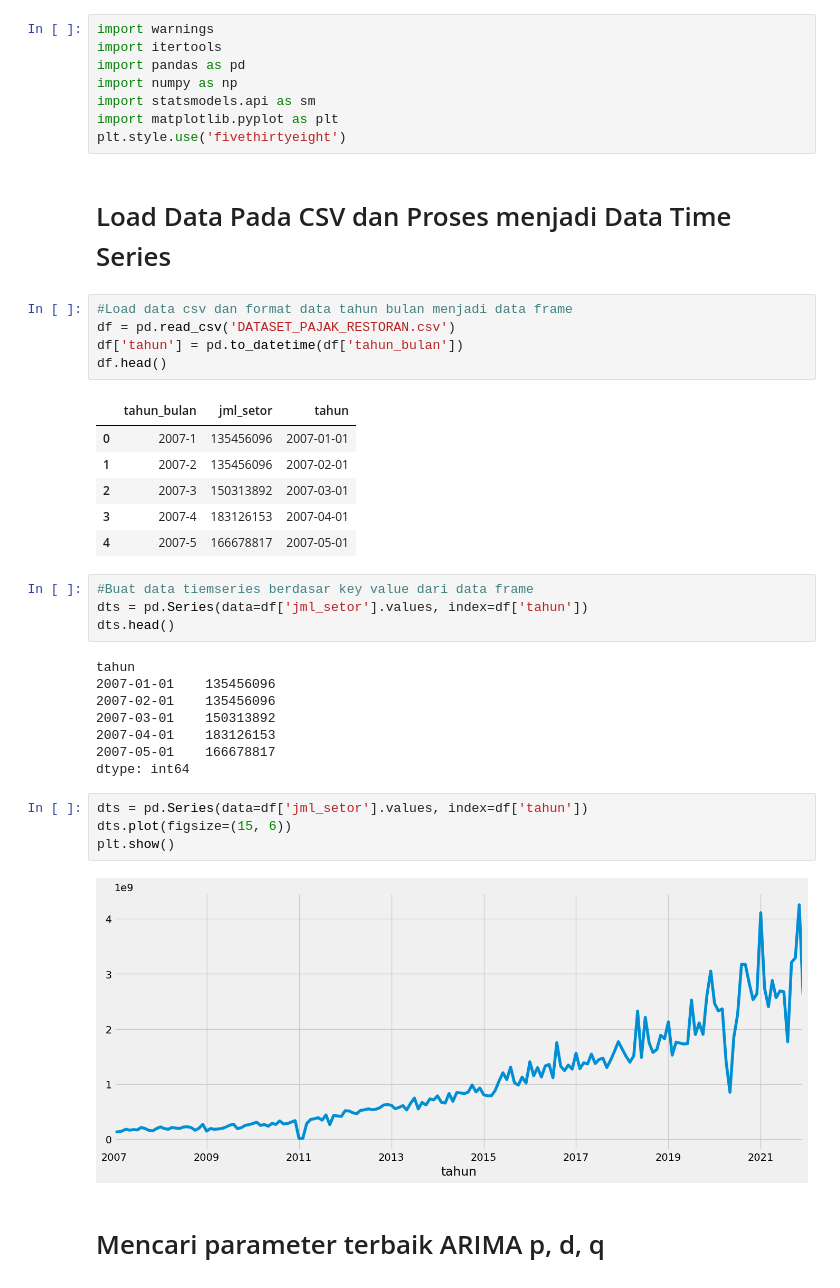
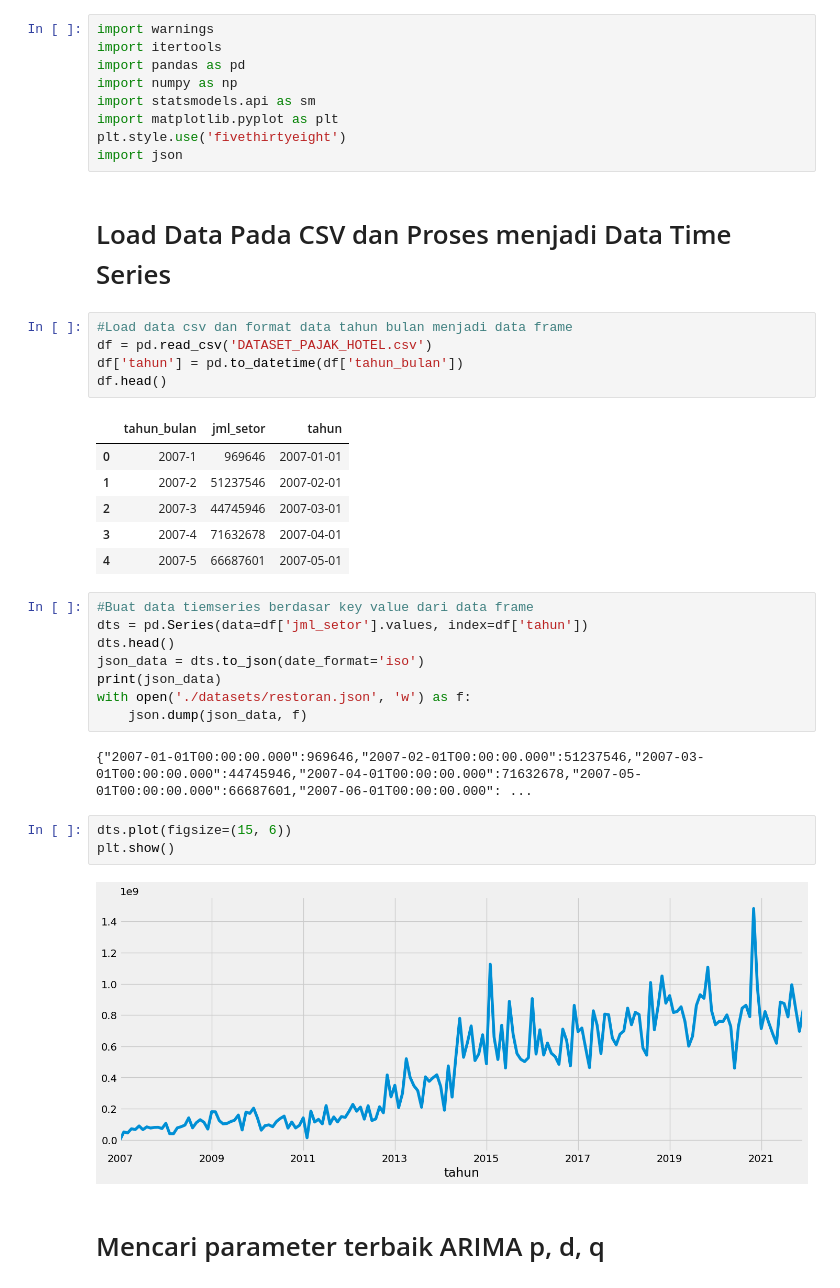
Before and after one commit to akbarharyadi/TESIS-Forecasting-Pajak-Daerah, a Jupyter notebook: sarimax_restoran.ipynb, the cells around one changed output. Cells and saved outputs as stored; diff of their text form.

```diff
--- a/sarimax_restoran.ipynb
+++ b/sarimax_restoran.ipynb
@@ -6,38 +6,36 @@ import numpy as np
 import statsmodels.api as sm
 import matplotlib.pyplot as plt
 plt.style.use('fivethirtyeight')
+import json
 # %% [markdown]
 # Load Data Pada CSV dan Proses menjadi Data Time Series
 # %%
 #Load data csv dan format data tahun bulan menjadi data frame
-df = pd.read_csv('DATASET_PAJAK_RESTORAN.csv')
+df = pd.read_csv('DATASET_PAJAK_HOTEL.csv')
 df['tahun'] = pd.to_datetime(df['tahun_bulan'])
 df.head()
 # %% [output]
 |  | tahun_bulan | jml_setor | tahun |
-| 0 | 2007-1 | 135456096 | 2007-01-01 |
-| 1 | 2007-2 | 135456096 | 2007-02-01 |
-| 2 | 2007-3 | 150313892 | 2007-03-01 |
-| 3 | 2007-4 | 183126153 | 2007-04-01 |
-| 4 | 2007-5 | 166678817 | 2007-05-01 |
+| 0 | 2007-1 | 969646 | 2007-01-01 |
+| 1 | 2007-2 | 51237546 | 2007-02-01 |
+| 2 | 2007-3 | 44745946 | 2007-03-01 |
+| 3 | 2007-4 | 71632678 | 2007-04-01 |
+| 4 | 2007-5 | 66687601 | 2007-05-01 |
 # %%
 #Buat data tiemseries berdasar key value dari data frame
 dts = pd.Series(data=df['jml_setor'].values, index=df['tahun'])
 dts.head()
+json_data = dts.to_json(date_format='iso')
+print(json_data)
+with open('./datasets/restoran.json', 'w') as f:
+    json.dump(json_data, f)
 # %% [output]
-tahun
-2007-01-01    135456096
-2007-02-01    135456096
-2007-03-01    150313892
-2007-04-01    183126153
-2007-05-01    166678817
-dtype: int64
+{"2007-01-01T00:00:00.000":969646,"2007-02-01T00:00:00.000":51237546,"2007-03-01T00:00:00.000":44745946,"2007-04-01T00:00:00.000":71632678,"2007-05-01T00:00:00.000":66687601,"2007-06-01T00:00:00.000": ...
 # %%
-dts = pd.Series(data=df['jml_setor'].values, index=df['tahun'])
 dts.plot(figsize=(15, 6))
 plt.show()
 # %% [output]
-[figure, old version]
+[figure, new version]
 # %% [markdown]
 # Mencari parameter terbaik ARIMA p, d, q
 # %%
```
Also changed, not shown: parts of 12 cells of this notebook, 29 other files.
